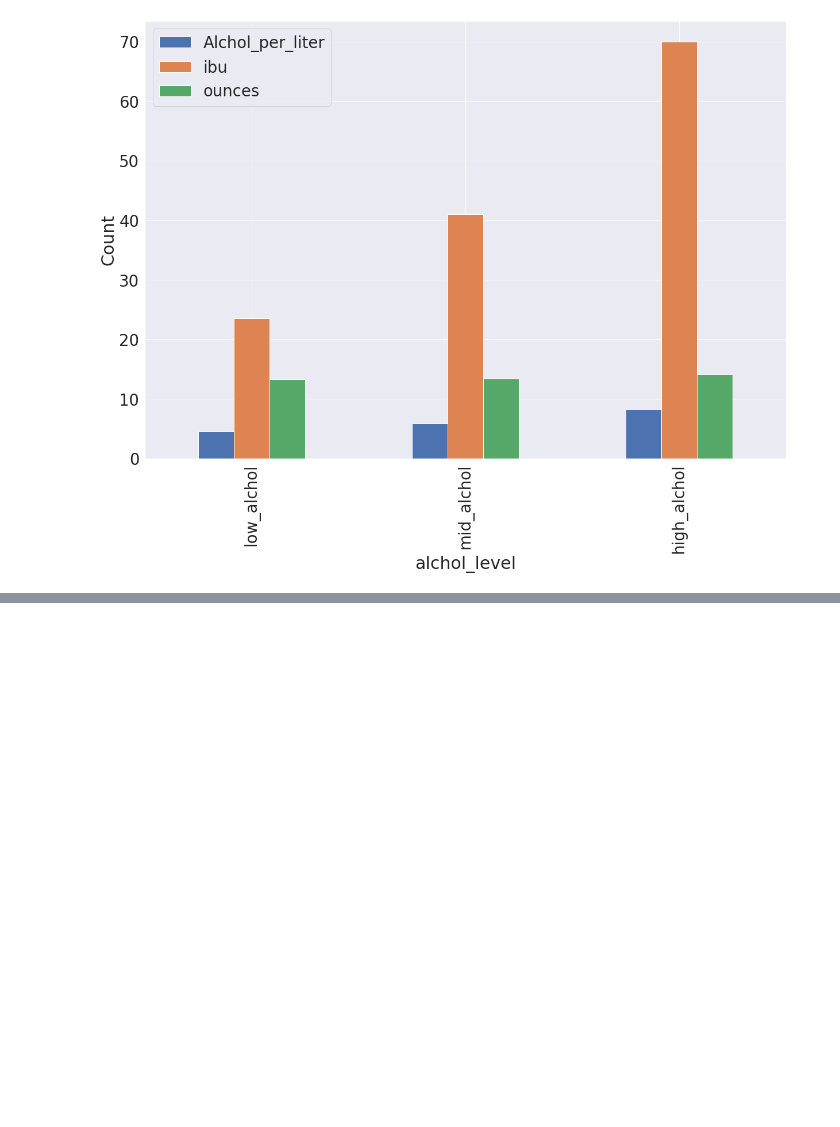
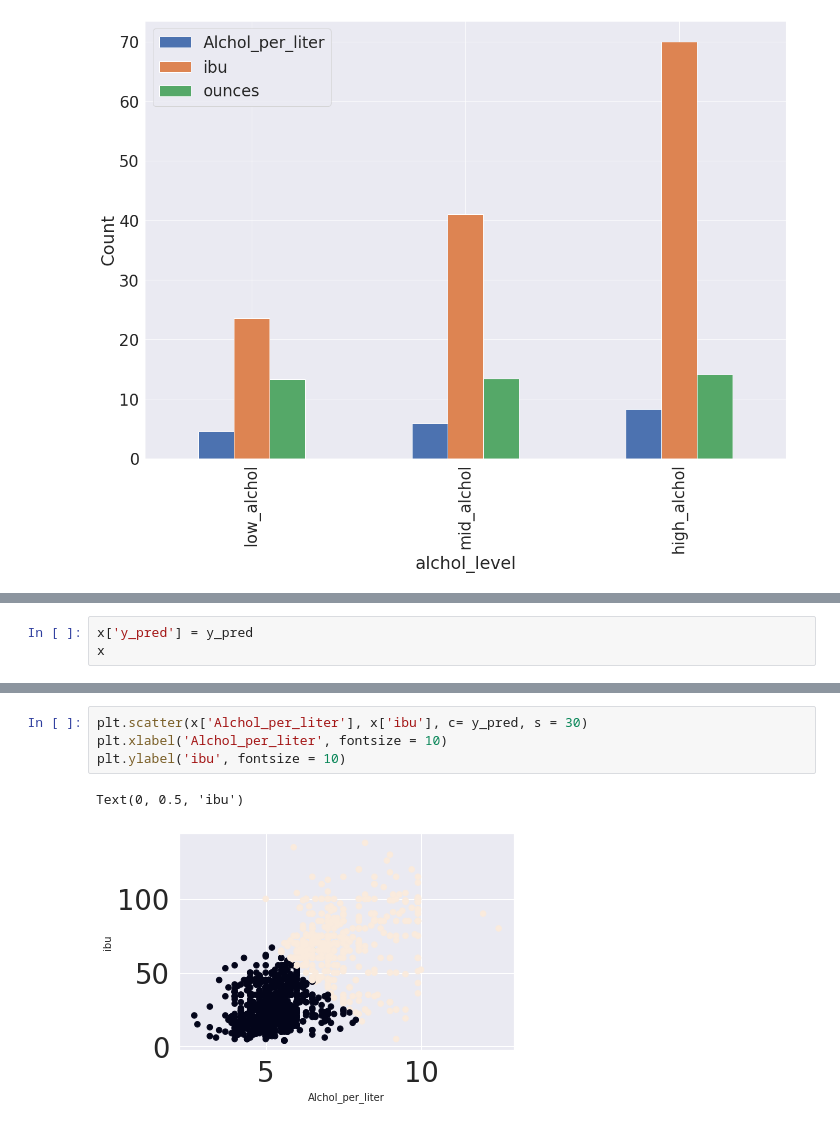
Before and after one commit to Alan-Hans/Portafolio-DataScientist, a Jupyter notebook: Beer_analize.ipynb, the cells around one changed output, grey strips where cells are left out. Cells and saved outputs as stored; diff of their text form; blank space fills up the shorter version.

```diff
--- a/Beer_analize.ipynb
+++ b/Beer_analize.ipynb
@@ -237,0 +303,3 @@ plt.show()
+# %%
+x['y_pred'] = y_pred
+x
@@ -237,0 +320,7 @@ plt.show()
+# %%
+plt.scatter(x['Alchol_per_liter'], x['ibu'], c= y_pred, s = 30)
+plt.xlabel('Alchol_per_liter', fontsize = 10)
+plt.ylabel('ibu', fontsize = 10)
+# %% [output]
+Text(0, 0.5, 'ibu')
+[figure, added]
```
Also changed, not shown: parts of 11 cells of this notebook.
